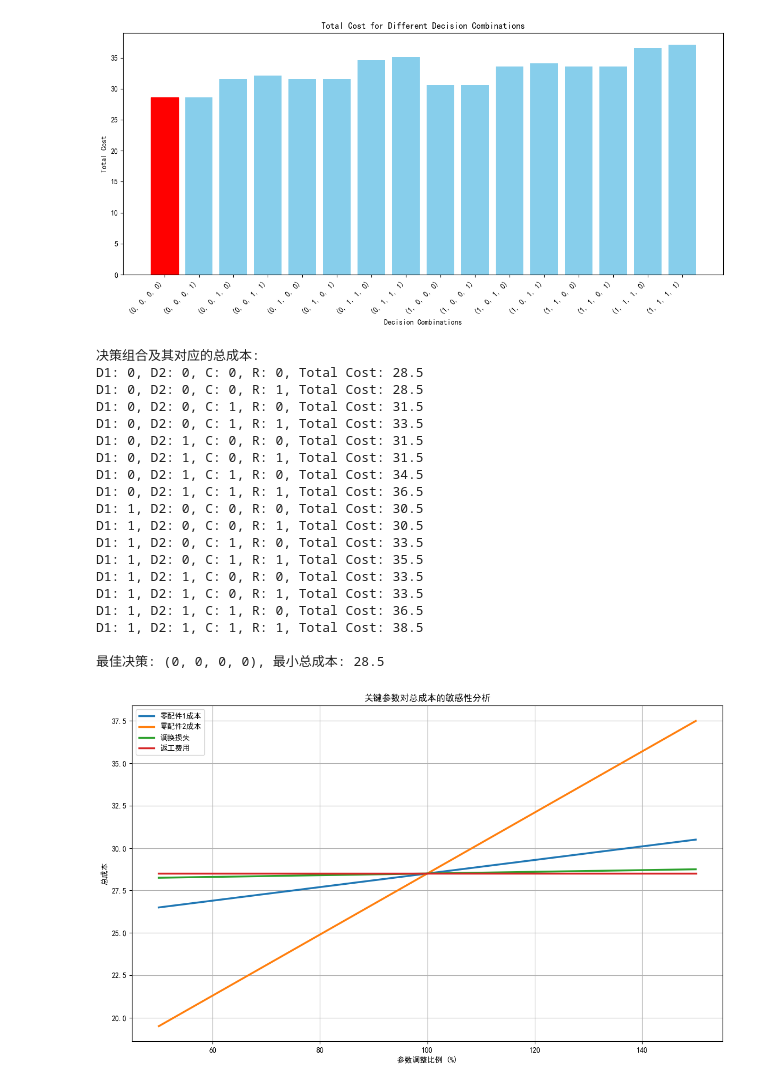
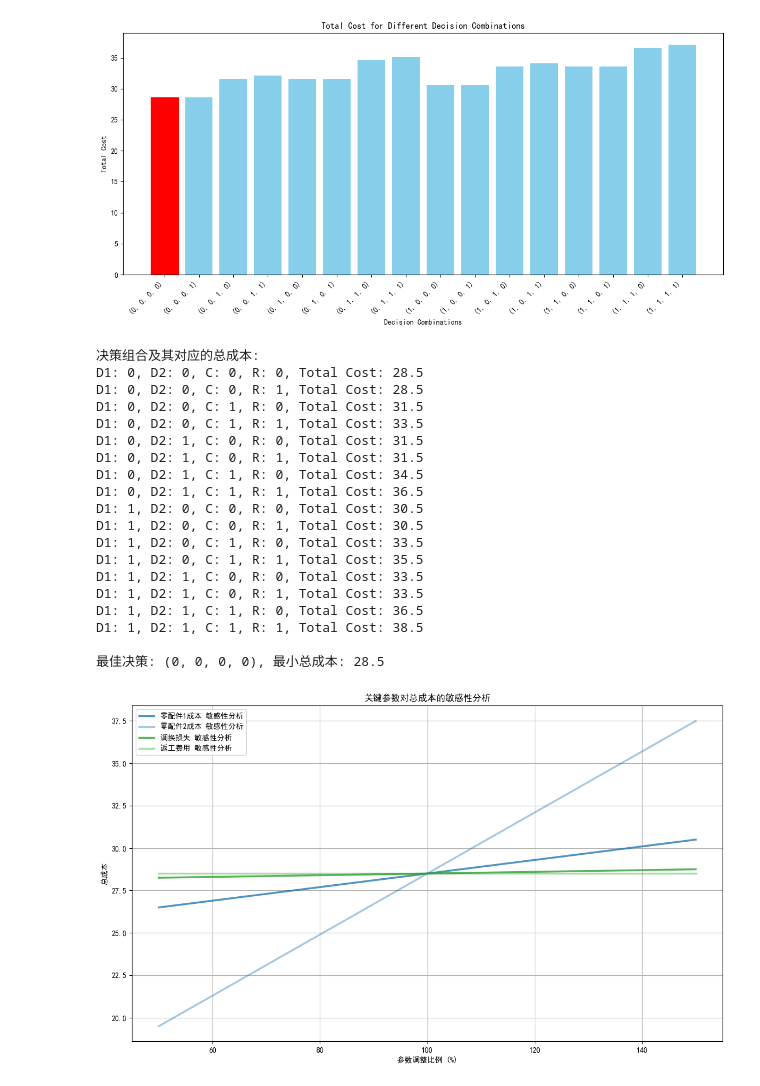
Before and after one commit to cr9294/2024_C, a Jupyter notebook: 代码4/2/2.1.ipynb, the cells around one changed output. Cells and saved outputs as stored; diff of their text form; code cells hidden in the pictures.

```diff
--- a/代码4/2/2.1.ipynb
+++ b/代码4/2/2.1.ipynb
@@ -140,6 +140,14 @@ sensitivity_params = {
 }
 sensitivity_range = np.linspace(0.5, 1.5, 10)  # 将参数从原值的50%变化到150%
 
+# 定义蓝绿色调的颜色方案
+colors = {
+    'c1': ('#1f77b4', 0.8),  # 深蓝色
+    'c2': ('#1f77b4', 0.4),  # 浅蓝色
+    'l': ('#2ca02c', 0.8),   # 深绿色
+    'r': ('#2ca02c', 0.4)    # 浅绿色
+}
+
 # 绘制敏感性分析图
 plt.figure(figsize=(14, 8))
 
@@ -153,32 +161,33 @@ for param, label in sensitivity_params.items():
         costs.append(total_cost)
 
     params[param] = original_value  # 重置为原值
-    plt.plot(sensitivity_range * 100, costs, label=f'{label}', linewidth=2.5)  # 设置线条宽度
+    color, alpha = colors[param]
+    plt.plot(sensitivity_range * 100, costs, label=f'{label} 敏感性分析', linewidth=2.5, color=color, alpha=alpha)  # 设置线条颜色和透明度
 
 plt.title('关键参数对总成本的敏感性分析')
 plt.xlabel('参数调整比例 (%)')
 plt.ylabel('总成本')
 plt.legend()
 plt.grid(True)
 plt.show()
 # %% [output]
 决策组合及其对应的总成本:
 D1: 0, D2: 0, C: 0, R: 0, Total Cost: 28.5
 D1: 0, D2: 0, C: 0, R: 1, Total Cost: 28.5
 D1: 0, D2: 0, C: 1, R: 0, Total Cost: 31.5
 D1: 0, D2: 0, C: 1, R: 1, Total Cost: 33.5
 D1: 0, D2: 1, C: 0, R: 0, Total Cost: 31.5
 D1: 0, D2: 1, C: 0, R: 1, Total Cost: 31.5
 D1: 0, D2: 1, C: 1, R: 0, Total Cost: 34.5
 D1: 0, D2: 1, C: 1, R: 1, Total Cost: 36.5
 D1: 1, D2: 0, C: 0, R: 0, Total Cost: 30.5
 D1: 1, D2: 0, C: 0, R: 1, Total Cost: 30.5
 D1: 1, D2: 0, C: 1, R: 0, Total Cost: 33.5
 D1: 1, D2: 0, C: 1, R: 1, Total Cost: 35.5
 D1: 1, D2: 1, C: 0, R: 0, Total Cost: 33.5
 D1: 1, D2: 1, C: 0, R: 1, Total Cost: 33.5
 D1: 1, D2: 1, C: 1, R: 0, Total Cost: 36.5
 D1: 1, D2: 1, C: 1, R: 1, Total Cost: 38.5
 
 最佳决策: (0, 0, 0, 0), 最小总成本: 28.5
-[figure, old version]
+[figure, new version]
```
Also changed, not shown: parts of 1 cell of this notebook.
